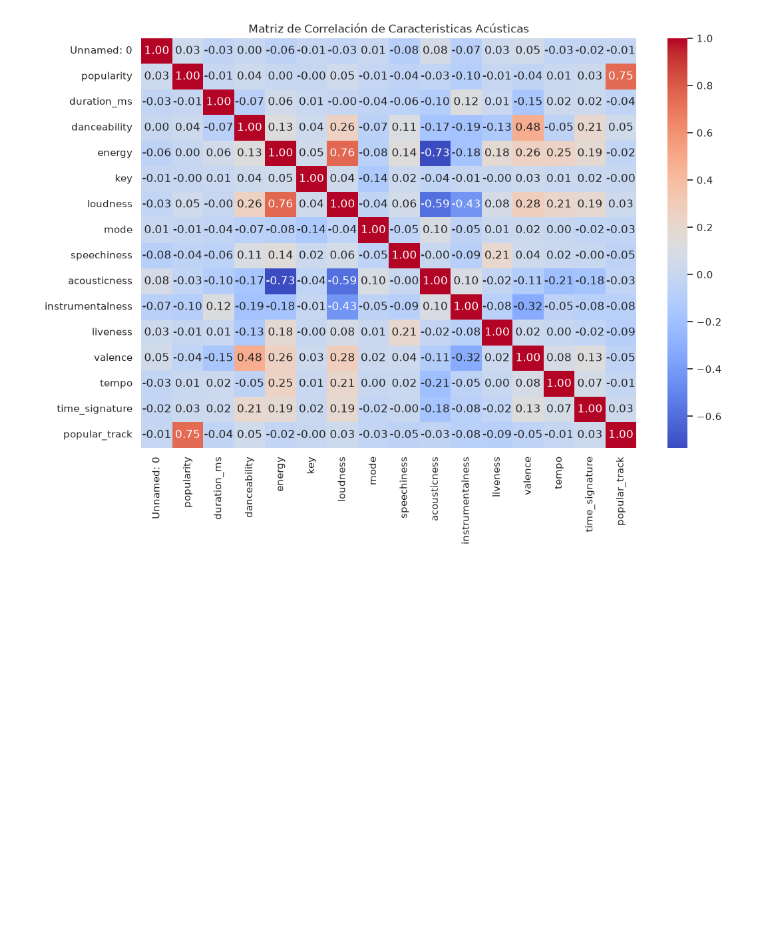
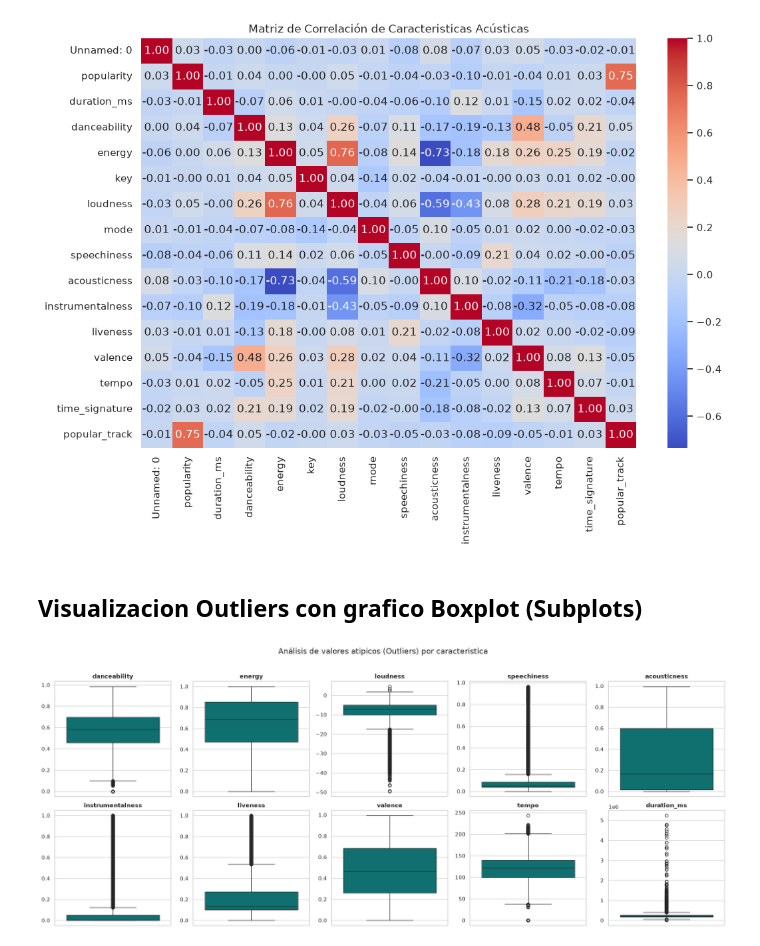
Before and after one commit to AlessandroRosell/EV-Parcial1, a Jupyter notebook: notebooks/Spotify_ML_pipeline.ipynb, the cells around one changed output. Cells and saved outputs as stored; diff of their text form; code cells hidden in the pictures; blank space fills up the shorter version.

Commit message:
Feat: Agregada Visualizacion de Outliers con graficos Boxplot y listar porcentaje de outliers por variable

```diff
--- a/notebooks/ExploracionDataset.ipynb
+++ b/notebooks/Spotify_ML_pipeline.ipynb
@@ -137,3 +137,35 @@ plt.show
 # %% [output]
 <function matplotlib.pyplot.show(close=None, block=None)>
 [figure]
+# %% [markdown]
+## Visualizacion Outliers con grafico Boxplot (Subplots)
+# %%
+import matplotlib.pyplot as plt
+import seaborn as sns
+
+# Lista de columnas numericas del dataset
+
+num_features = [
+
+    'danceability', 'energy', 'loudness', 'speechiness',
+    'acousticness', 'instrumentalness', 'liveness',
+    'valence', 'tempo', 'duration_ms'
+]
+
+# Configuracion de la grilla (2x5)
+
+fig, axes = plt.subplots(nrows=2, ncols=5, figsize=(20,8))
+axes = axes.flatten()
+
+# Generacion de boxplots individuales
+
+for i, col in enumerate(num_features):
+    sns.boxplot(y=df[col], ax=axes[i], color='teal')
+    axes[i].set_title(f'{col}', fontsize=12, fontweight='bold')
+    axes[i].set_ylabel('')
+
+plt.suptitle('Análisis de valores atipicos (Outliers) por caracteristica', fontsize=16, y=1.02)
+plt.tight_layout()
+plt.show()
+# %% [output]
+[figure, added]
```
Also changed, not shown: parts of 1 cell of this notebook.
